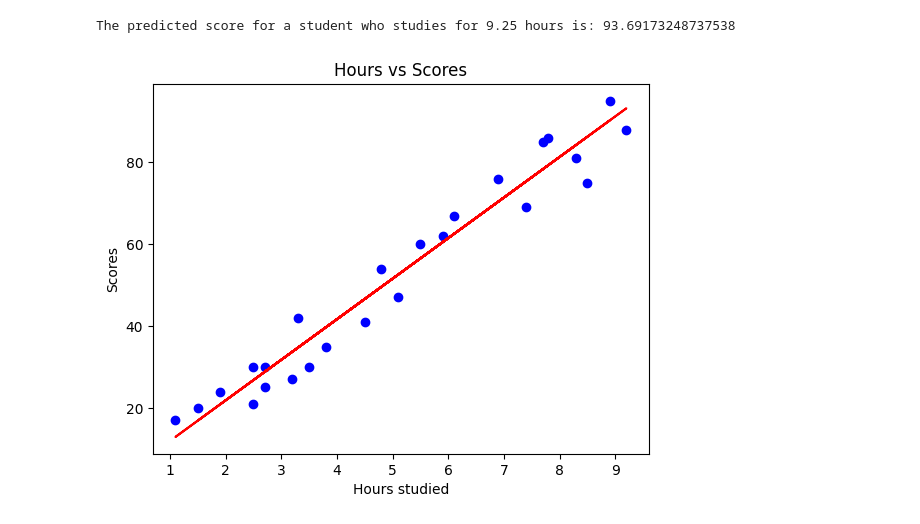
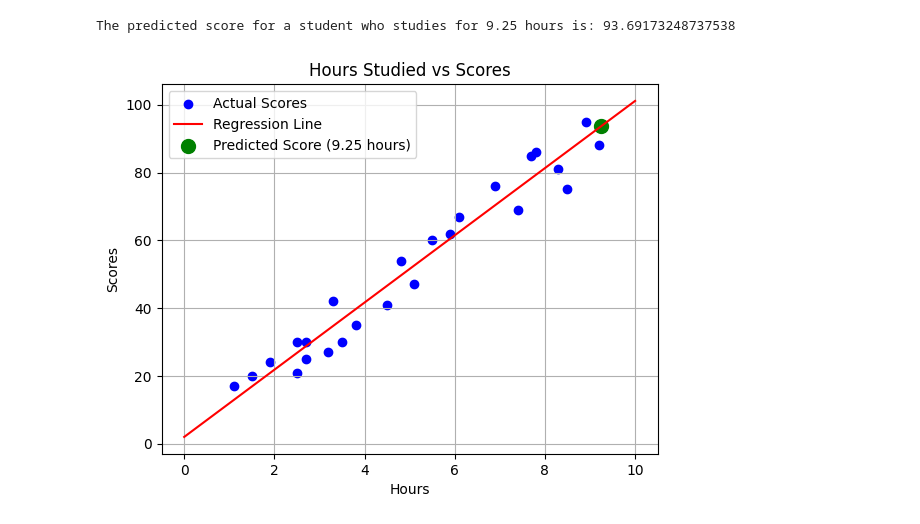
Before and after one commit to swetaptl/Supervised-ML, a Jupyter notebook: supervisedML.ipynb, the cells around one changed output. Cells and saved outputs as stored; diff of their text form; code cells hidden in the pictures.

```diff
--- a/supervisedML.ipynb
+++ b/supervisedML.ipynb
@@ -52,12 +110,24 @@ print(f'The predicted score for a student who studies for {hours_studied[0][0]}
 # %% [output]
 The predicted score for a student who studies for 9.25 hours is: 93.69173248737538
 # %%
-#Visualizing the results
-plt.scatter(X, y, color='blue')
-plt.plot(X, model.predict(X), color='red')
-plt.xlabel('Hours studied')
+plt.scatter(X, y, color='blue', label='Actual Scores')
+
+# Create a line of regression from the model predictions
+X_line = np.linspace(0, 10, 100).reshape(-1, 1)  # Generate X values for the line
+y_line = model.predict(X_line)  # Predict corresponding Y values
+plt.plot(X_line, y_line, color='red', label='Regression Line')  # Plot the regression line
+
+# Highlight the point of prediction
+plt.scatter(hours_studied, predicted_score, color='green', label='Predicted Score (9.25 hours)', s=100)
+
+# Add labels and title
+plt.title('Hours Studied vs Scores')
+plt.xlabel('Hours')
 plt.ylabel('Scores')
-plt.title('Hours vs Scores')
+plt.legend()
+plt.grid()
+
+# Display the plot
 plt.show()
 # %% [output]
-[figure, old version]
+[figure, new version]
```
Also changed, not shown: parts of 9 cells of this notebook.
